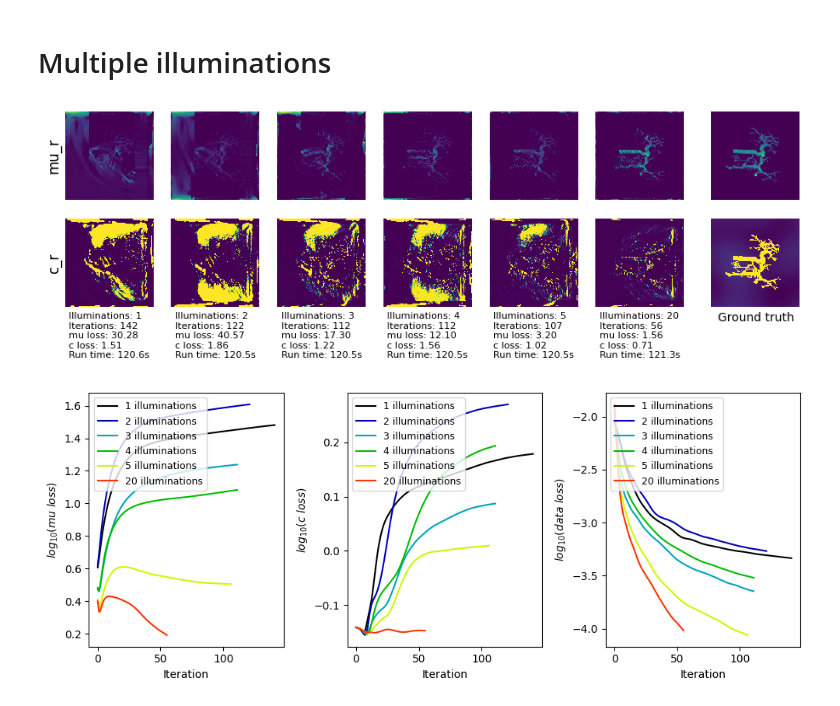
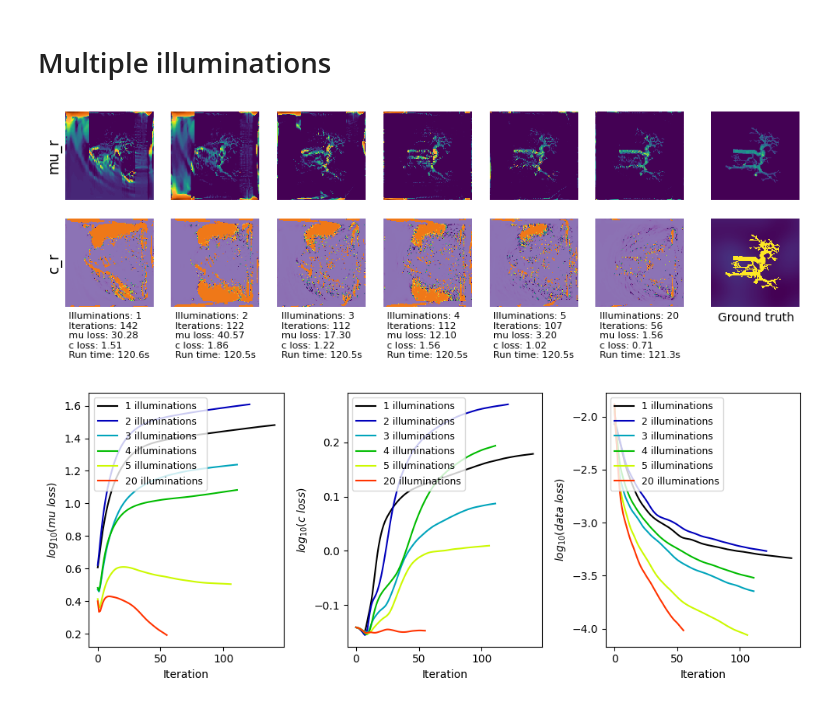
Before and after one commit to grindstm/pat, a Jupyter notebook: vis_illum.ipynb, the cells around one changed output. Drawn from its saved outputs; the diff is of its cells as text; code cells hidden in the pictures.

```diff
--- a/vis_illum.ipynb
+++ b/vis_illum.ipynb
@@ -136,10 +137,12 @@ illums_to_plot = num_illums
 fig, ax = plt.subplots(2, len(illums_to_plot)+1, figsize=(11, 3.))
 # fig.text(s=f"iterations: {num_it}", x=0.1, ha="left", y=.05)
 # fig.text(0.135, 0.92, 'Illuminations →', va='center', ha='center', fontsize=8)
+cmap_mu_r, norm_mu_r = create_colormap(mu_rs, mu)
+cmap_c_r, norm_c_r = create_colormap(c_rs, c)
 
 for i, num_illum in enumerate(illums_to_plot):
-    ax[0][i].imshow(mu_rs[i], aspect="equal", interpolation="none")
-    ax[1][i].imshow(c_rs[i], aspect="equal", interpolation="none")
+    ax[0][i].imshow(mu_rs[i], aspect="equal", interpolation="none", cmap=cmap_mu_r, norm=norm_mu_r)
+    ax[1][i].imshow(c_rs[i], aspect="equal", interpolation="none", cmap=cmap_c_r, norm=norm_c_r)
 
     ax[0][i].axis("off")
     ax[1][i].axis("off")
@@ -156,34 +159,34 @@ i_gt = len(illums_to_plot)
 im_mu_gt = ax[0][i_gt].imshow(mu, aspect="equal", interpolation="none")
 ax[1][i_gt].text(s=f"Ground truth", x=64, y=135.,va='top', ha='center')
 # ax[0][i_gt].set_title("Ground Truth", fontsize=title_fontsize)
 ax[0][i_gt].axis("off")
 pos = ax[0][i_gt].get_position()
 ax[0][i_gt].set_position([pos.x0 + 0.01, pos.y0, pos.width, pos.height])
 
 # plt.colorbar(im_mu_gt, cax=ax[0][i_gt+1])
 # ax[0][i_gt+1].tick_params(labelsize=7)  # Set the tick labels' font size
 # ax[1][i_cb].yaxis.set_major_formatter(ticker.FormatStrFormatter('%d'))
 # pos = ax[0][i_gt+1].get_position()
 # ax[0][i_gt+1].set_position([pos.x0 + 0.02, pos_im_r0.y0, pos.width, pos_im_r0.height])
 
 
 im_c_gt = ax[1][i_gt].imshow(c, aspect="equal", interpolation="none")
 # ax[1][i_gt].set_title("Ground Truth", fontsize=title_fontsize)
 ax[1][i_gt].axis("off")
 pos = ax[1][i_gt].get_position()
 ax[1][i_gt].set_position([pos.x0 + 0.01, pos.y0, pos.width, pos.height])
 
 # plt.colorbar(im_c_gt, cax=ax[1][i_gt+1])
 # ax[1][i_gt+1].tick_params(labelsize=7)  # Set the tick labels' font size
 # pos = ax[1][i_gt+1].get_position()
 # ax[1][i_gt+1].set_position([pos.x0 + 0.02, pos_im_r1.y0, pos.width, pos_im_r1.height])
 
 
 plt.show()
 fig.savefig(save_path + f"/illum_recons_n{u.NOISE_AMPLITUDE}.png", bbox_inches='tight')
 # fig
 # %% [output]
-[figure, old version]
+[figure, new version]
 # %%
 # Plot the losses of the reconstructions with varying numbers of illuminations.
 
```
Also changed, not shown: parts of 3 cells of this notebook, 34 other files.
